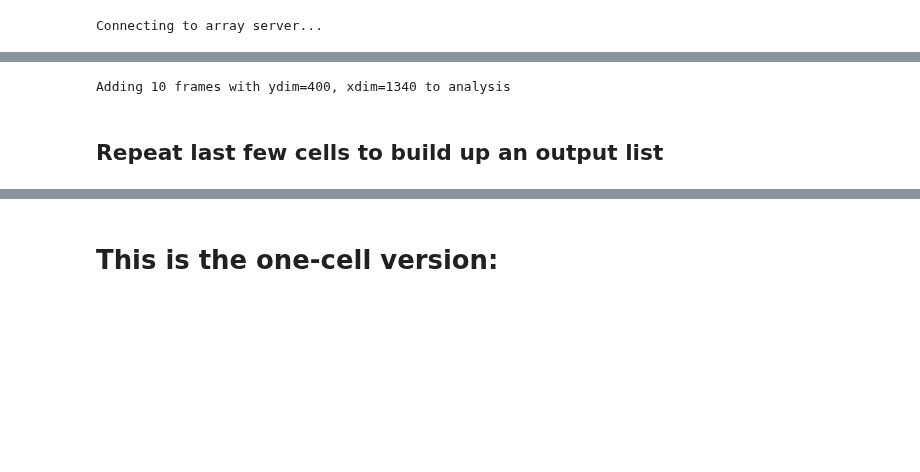
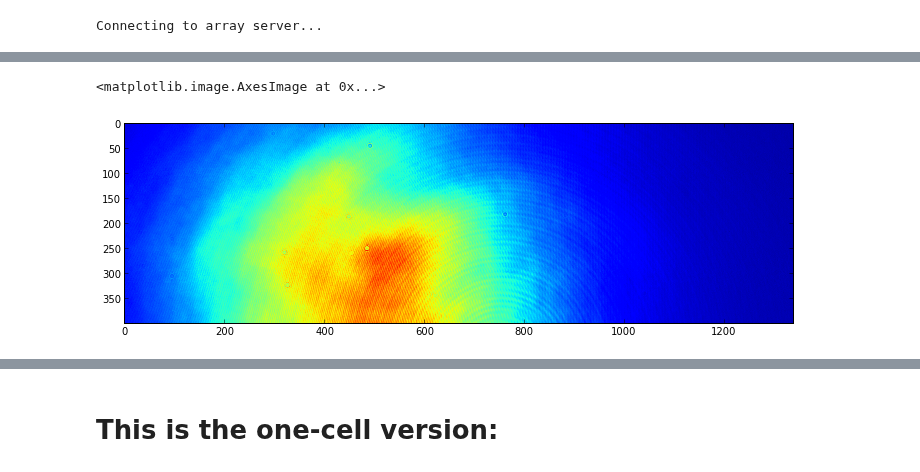
Before and after one commit to DawesLab/CCDimage, a Jupyter notebook: CCDimage.ipynb, the cells around one changed output, grey strips where cells are left out. Cells and saved outputs as stored; diff of their text form; code cells hidden in the pictures; blank space fills up the shorter version.

Commit message:
used to collect great data

```diff
--- a/CCDimage.ipynb
+++ b/CCDimage.ipynb
@@ -95,0 +95,2 @@ I: Sending (10)
+# %%
+background = open_images()
@@ -100,7 +106,0 @@ I: Server replied OK: (400, 1340, 10)
-# %%
-frames = data.shape[2]
-ydim = data.shape[0]
-xdim = data.shape[1]
-print "Adding %i frames with ydim=%i, xdim=%i to analysis" % (frames, ydim, xdim)
-# %% [output]
-Adding 10 frames with ydim=400, xdim=1340 to analysis
@@ -116,2 +107,7 @@ for shot in fftComplex:
-# %% [markdown]
-## Repeat last few cells to build up an output list
+# %%
+corrected = data - background
+# %%
+pylab.imshow(corrected[:,:,0])
+# %% [output]
+<matplotlib.image.AxesImage at 0x...>
+[figure, added]
```
Also changed, not shown: parts of 26 cells of this notebook.
